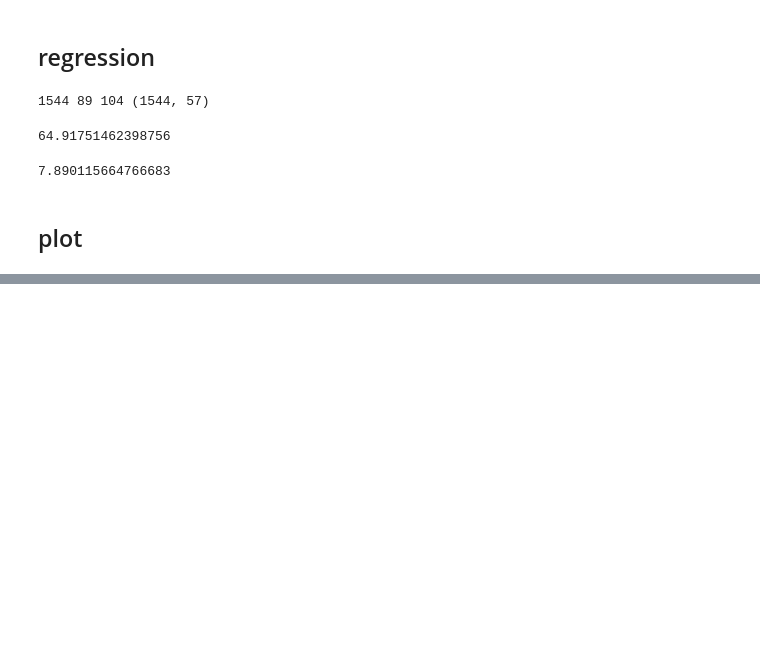
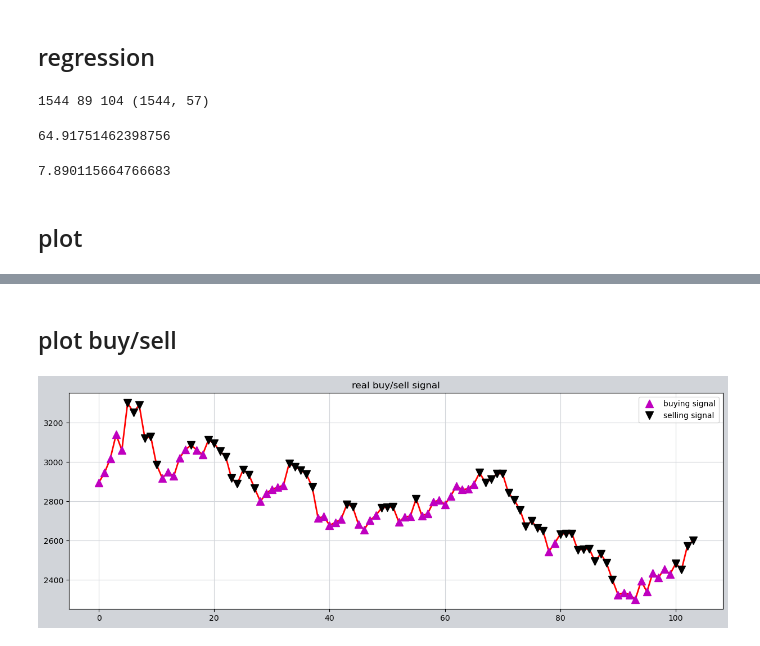
Before and after one commit to kylin-zhou/quant, a Jupyter notebook: notebook/multifactor_001.ipynb, the cells around one changed output, grey strips where cells are left out. Saved outputs shown, nothing was run; the diff lists cells and outputs as text; code cells hidden in the pictures; blank space fills up the shorter version.

```diff
--- a/notebook/multifactor_001.ipynb
+++ b/notebook/multifactor_001.ipynb
@@ -446,0 +468,24 @@ evaluate(clf, test_data[0], test_data[1])
+# %% [markdown]
+## plot buy/sell
+# %%
+FUTURE = 5
+
+analyse_df = get_feature_df(test_df)
+
+states_buy, states_sell = [],[]
+for i in range(len(analyse_df)):
+    if analyse_df.loc[i,"label"] == 1:
+        states_buy.append(i)
+    else:
+        states_sell.append(i)
+
+close = analyse_df['close']
+fig = plt.figure(figsize = (15,5))
+plt.plot(close, color='r', lw=2.)
+plt.plot(close, '^', markersize=10, color='m', label = 'buying signal', markevery = states_buy)
+plt.plot(close, 'v', markersize=10, color='k', label = 'selling signal', markevery = states_sell)
+plt.title('real buy/sell signal')
+plt.legend()
+plt.show()
+# %% [output]
+[figure, added]
```
Also changed, not shown: parts of 22 cells of this notebook, 3 other files.
